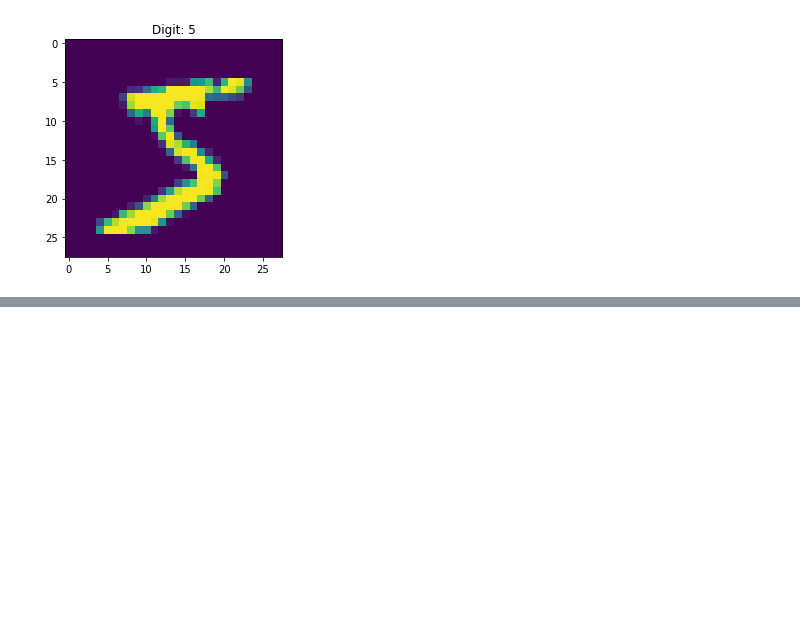
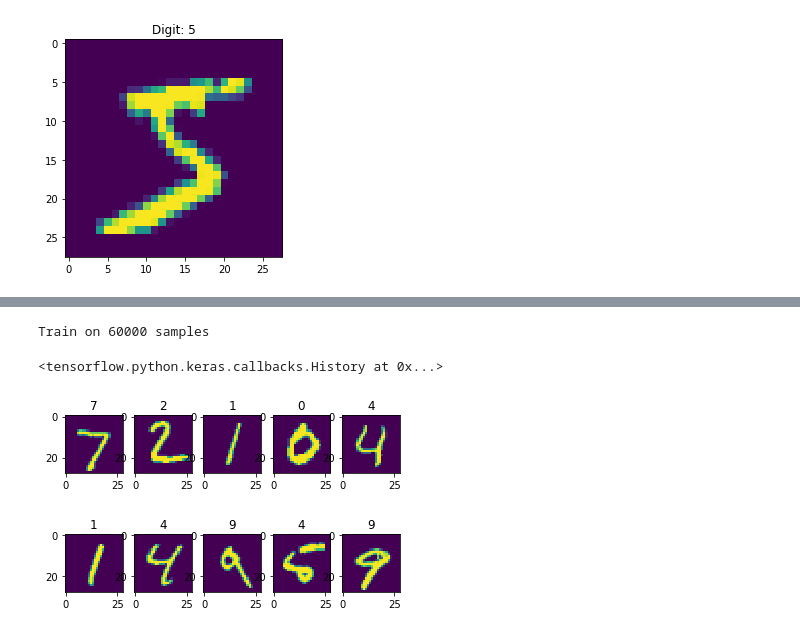
Before and after one commit to nycresistor/ml-keras-class, a Jupyter notebook: ML-TF-Keras.ipynb, the cells around one changed output, grey strips where cells are left out. Cells and saved outputs as stored; diff of their text form; code cells hidden in the pictures; blank space fills up the shorter version.

```diff
--- a/ML-TF-Keras.ipynb
+++ b/ML-TF-Keras.ipynb
@@ -74,0 +90,28 @@ Text(0.5, 1.0, 'Digit: 5')
+# %%
+from tensorflow.keras.layers import Input, Dense, Reshape
+from tensorflow.keras.models import Model
+
+inputs = Input(shape=(28,28))
+x = Reshape((28*28,))(inputs)
+x = Dense(64, activation="relu")(x)
+x = Dense(64, activation="relu")(x)
+outputs = Dense(10, activation="softmax")(x)
+
+model = Model(inputs=inputs, outputs=outputs)
+model.compile(optimizer="rmsprop",
+              loss="sparse_categorical_crossentropy",
+              metrics=["accuracy"])
+# %%
+model.fit(X_train, y_train)
+# %% [output]
+Train on 60000 samples
+<tensorflow.python.keras.callbacks.History at 0x...>
+# %%
+y_pred = model.predict(X_test[:10,:,:]).argmax(axis=1)
+
+for i in range(10):
+    subplot(2,5,i+1)
+    imshow(X_test[i,:,:])
+    title(y_pred[i])
+# %% [output]
+[figure, added]
```
Also changed, not shown: parts of 16 cells of this notebook, 3 other files.
